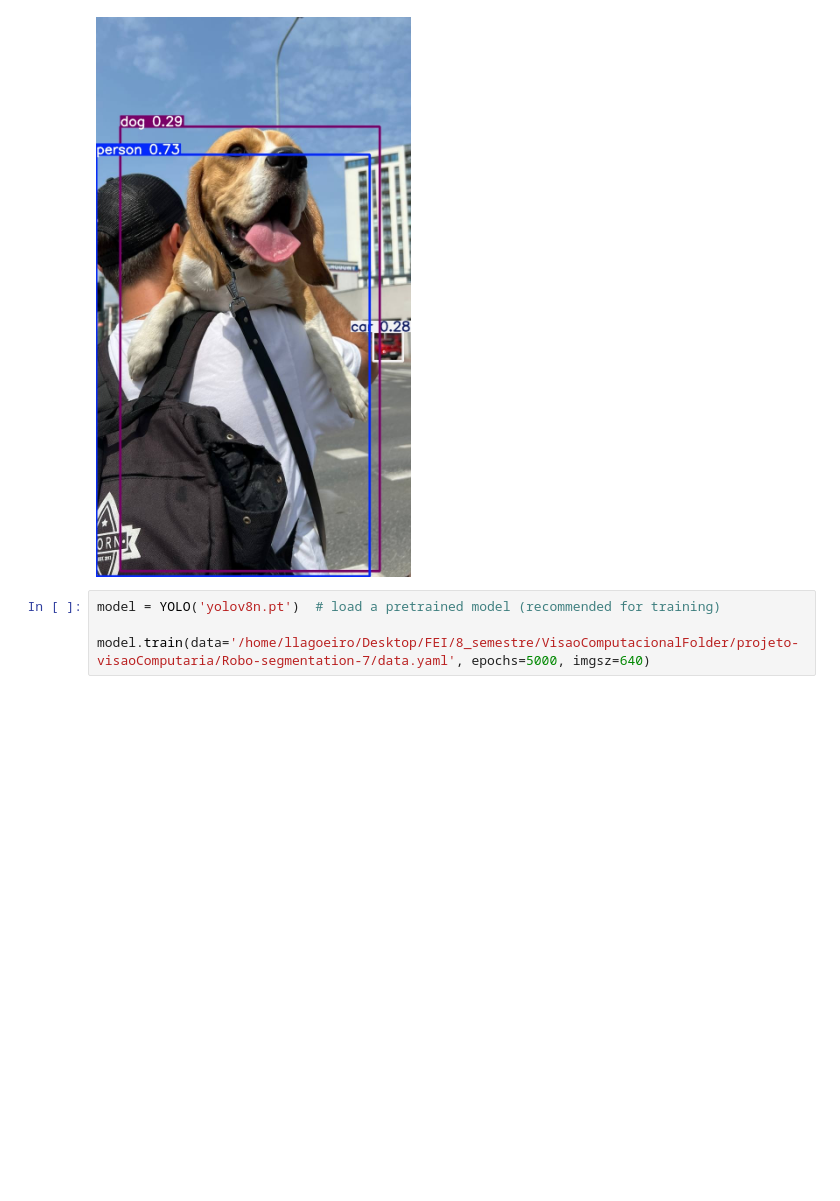
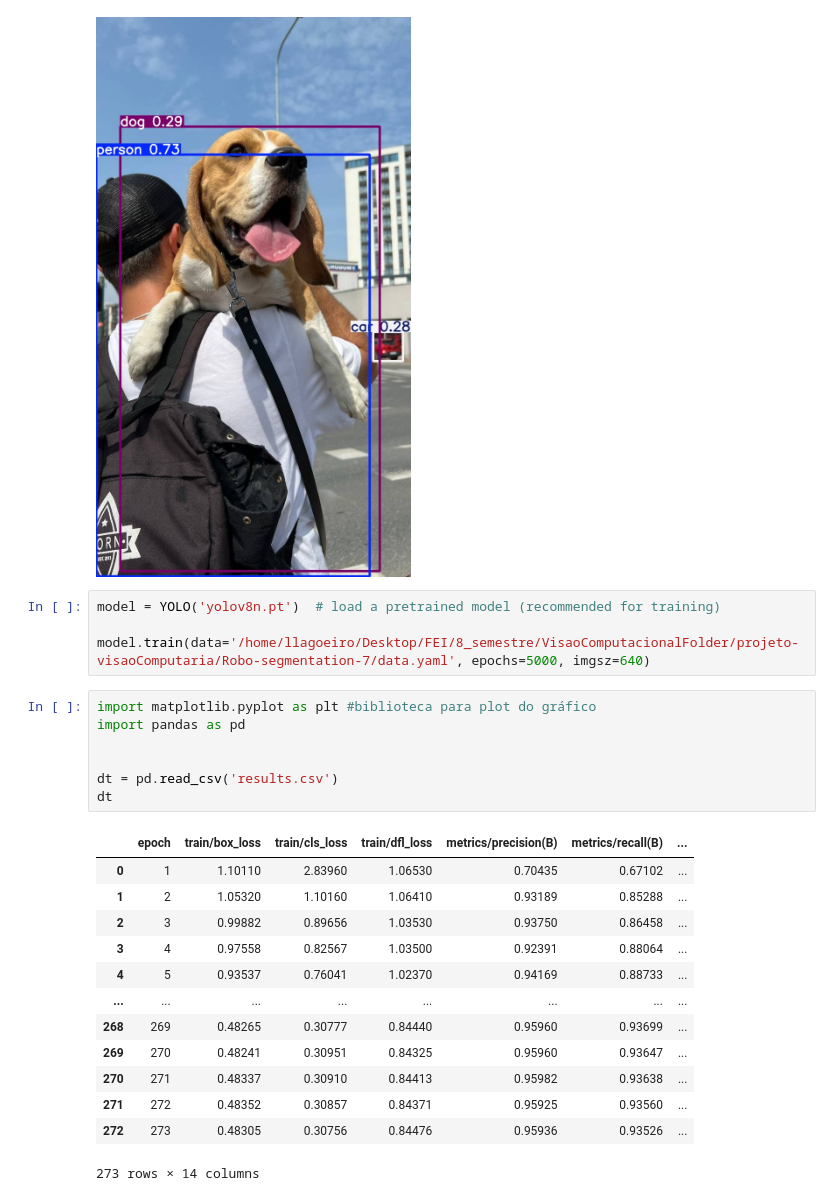
Before and after one commit to LucasLagoeiro/MiniMarketSecurity, a Jupyter notebook: weightsFoods/train/train.ipynb, the cells around one changed output. Drawn from its saved outputs; the diff is of its cells as text; blank space fills up the shorter version.

```diff
--- a/weightsFoods/train/train.ipynb
+++ b/weightsFoods/train/train.ipynb
@@ -47,3 +47,24 @@ Image(filename='runs/detect/predict/dog.jpg', height=600)
 model = YOLO('yolov8n.pt')  # load a pretrained model (recommended for training)
 
 model.train(data='/home/llagoeiro/Desktop/FEI/8_semestre/VisaoComputacionalFolder/projeto-visaoComputaria/Robo-segmentation-7/data.yaml', epochs=5000, imgsz=640)
+# %%
+import matplotlib.pyplot as plt #biblioteca para plot do gráfico
+import pandas as pd
+
+
+dt = pd.read_csv('results.csv')
+dt
+# %% [output]
+|  | epoch | train/box_loss | train/cls_loss | train/dfl_loss | metrics/precision(B) | metrics/recall(B) | ... |
+| 0 | 1 | 1.10110 | 2.83960 | 1.06530 | 0.70435 | 0.67102 | ... |
+| 1 | 2 | 1.05320 | 1.10160 | 1.06410 | 0.93189 | 0.85288 | ... |
+| 2 | 3 | 0.99882 | 0.89656 | 1.03530 | 0.93750 | 0.86458 | ... |
+| 3 | 4 | 0.97558 | 0.82567 | 1.03500 | 0.92391 | 0.88064 | ... |
+| 4 | 5 | 0.93537 | 0.76041 | 1.02370 | 0.94169 | 0.88733 | ... |
+| ... | ... | ... | ... | ... | ... | ... | ... |
+| 268 | 269 | 0.48265 | 0.30777 | 0.84440 | 0.95960 | 0.93699 | ... |
+| 269 | 270 | 0.48241 | 0.30951 | 0.84325 | 0.95960 | 0.93647 | ... |
+| 270 | 271 | 0.48337 | 0.30910 | 0.84413 | 0.95982 | 0.93638 | ... |
+| 271 | 272 | 0.48352 | 0.30857 | 0.84371 | 0.95925 | 0.93560 | ... |
+| 272 | 273 | 0.48305 | 0.30756 | 0.84476 | 0.95936 | 0.93526 | ... |
+273 rows × 14 columns
```
Also changed, not shown: 23 other files.
